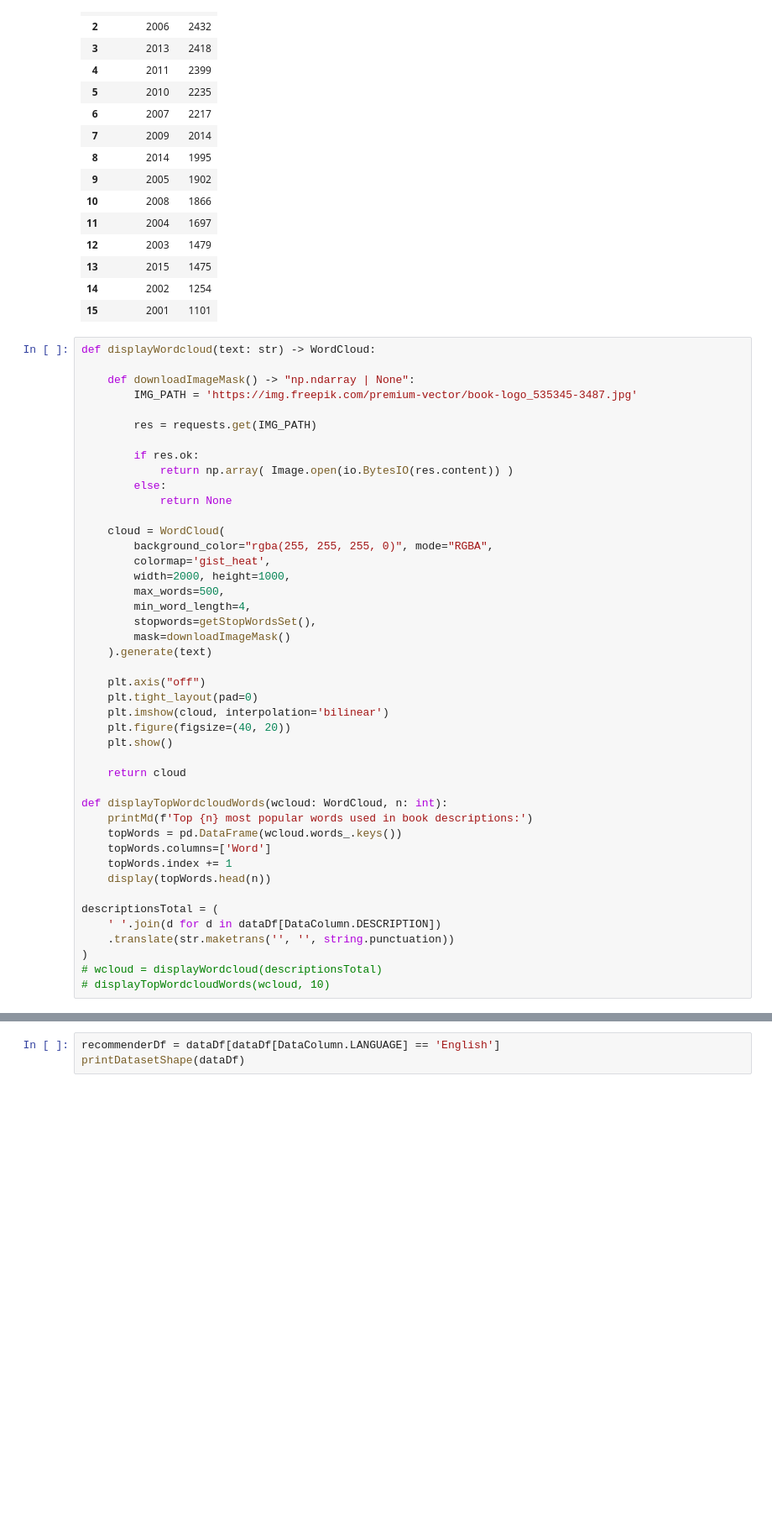
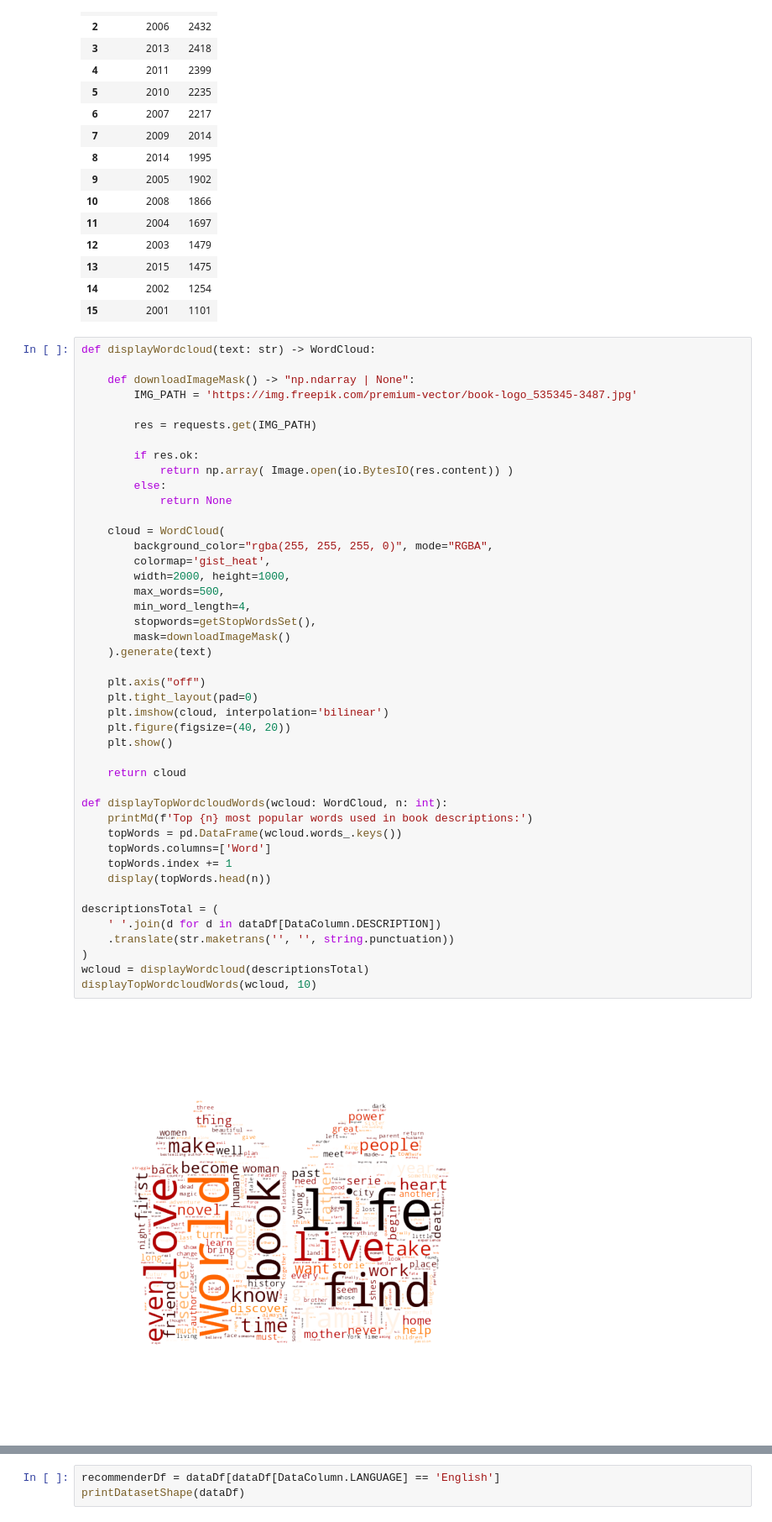
Before and after one commit to pspanoudakis/Data-Mining-Techniques-Projects, a Jupyter notebook: project2/GoodreadsBooks.ipynb, the cells around one changed output, grey strips where cells are left out. Shown: that part at 84% size. Cells and saved outputs as stored; diff of their text form; blank space fills up the shorter version.

```diff
--- a/project2/GoodreadsBooks.ipynb
+++ b/project2/GoodreadsBooks.ipynb
@@ -589,32 +590,34 @@ def displayWordcloud(text: str) -> WordCloud:
 
     cloud = WordCloud(
         background_color="rgba(255, 255, 255, 0)", mode="RGBA",
         colormap='gist_heat',
         width=2000, height=1000,
         max_words=500,
         min_word_length=4,
         stopwords=getStopWordsSet(),
         mask=downloadImageMask()
     ).generate(text)
 
     plt.axis("off")
     plt.tight_layout(pad=0)
     plt.imshow(cloud, interpolation='bilinear')
     plt.figure(figsize=(40, 20))
     plt.show()
 
     return cloud
 
 def displayTopWordcloudWords(wcloud: WordCloud, n: int):
     printMd(f'Top {n} most popular words used in book descriptions:')
     topWords = pd.DataFrame(wcloud.words_.keys())
     topWords.columns=['Word']
     topWords.index += 1
     display(topWords.head(n))
 
 descriptionsTotal = (
     ' '.join(d for d in dataDf[DataColumn.DESCRIPTION])
     .translate(str.maketrans('', '', string.punctuation))
 )
-# wcloud = displayWordcloud(descriptionsTotal)
-# displayTopWordcloudWords(wcloud, 10)
+wcloud = displayWordcloud(descriptionsTotal)
+displayTopWordcloudWords(wcloud, 10)
+# %% [output]
+[figure, added]
```
Also changed, not shown: parts of 7 cells of this notebook.
